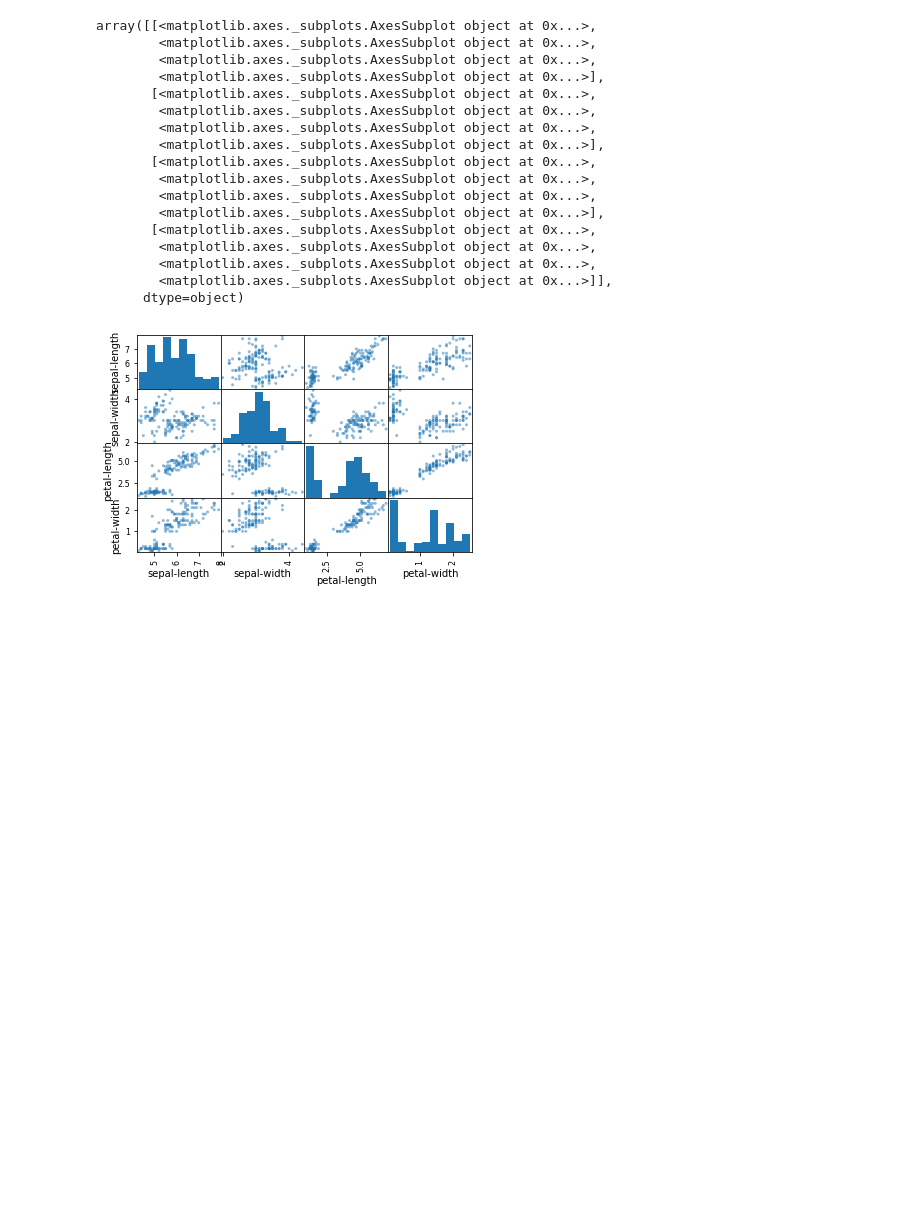
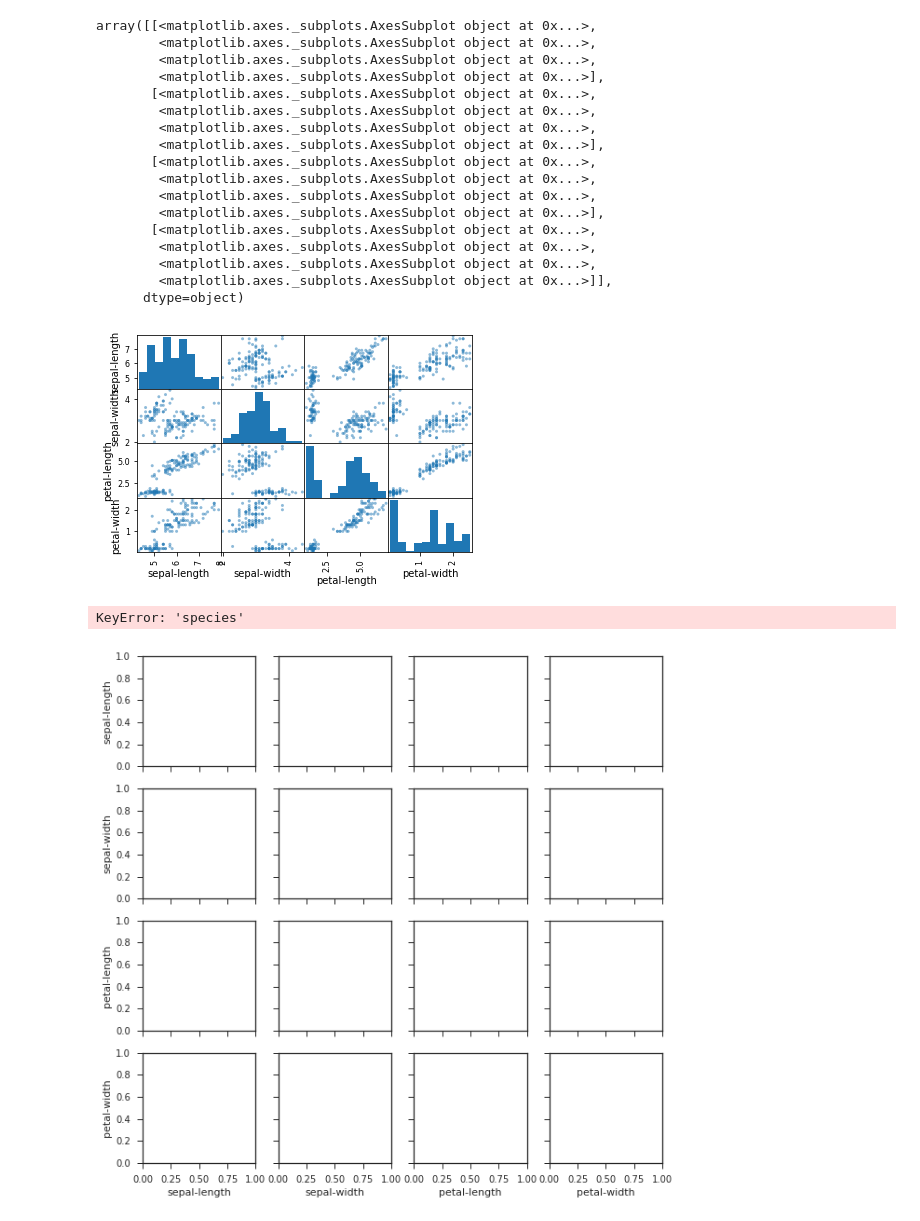
Before and after one commit to pkawale/BECOA163, a Jupyter notebook: Assignment-1/DA1.py.ipynb, the cells around one changed output. Cells and saved outputs as stored; diff of their text form; code cells hidden in the pictures; blank space fills up the shorter version.

Commit message:
scatter-matrix with seaborn

```diff
--- a/Assignment-1/DA1.py.ipynb
+++ b/Assignment-1/DA1.py.ipynb
@@ -138,3 +139,11 @@ array([[<matplotlib.axes._subplots.AxesSubplot object at 0x...>,
         <matplotlib.axes._subplots.AxesSubplot object at 0x...>]],
       dtype=object)
 [figure]
+# %%
+sns.set(style="ticks")
+# %%
+sns.load_
+sns.pairplot(df,hue="species")
+# %% [output]
+KeyError: 'species'
+[figure, added]
```
Also changed, not shown: parts of 2 cells of this notebook.
